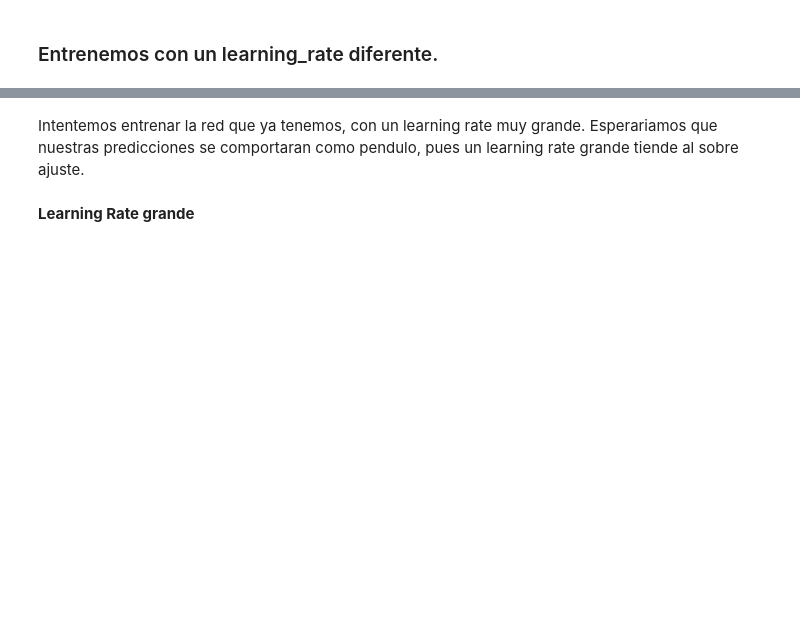
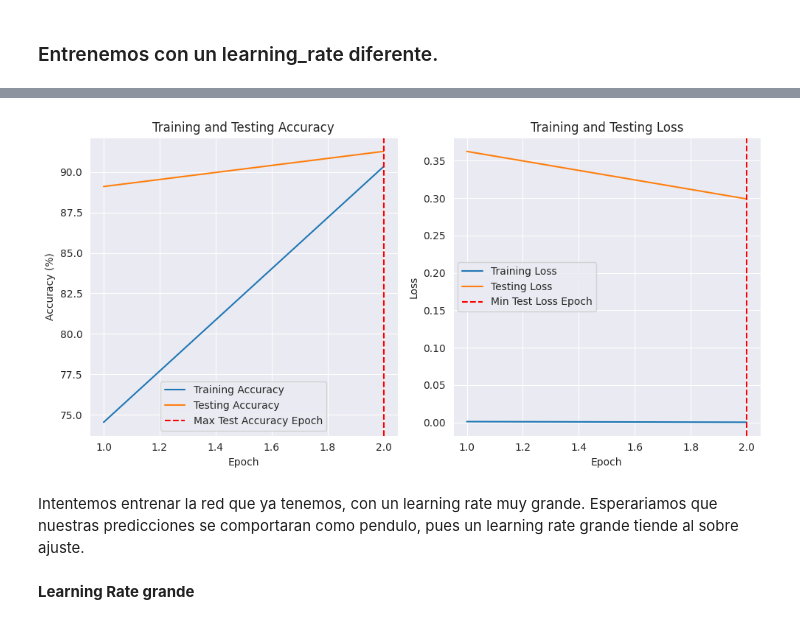
Before and after one commit to sonder-art/automl_o23, a Jupyter notebook: codigo/intro_redes_neuronales/entrenamiento_de_redes_neuronales.ipynb, the cells around one changed output, grey strips where cells are left out. Saved outputs shown, nothing was run; the diff lists cells and outputs as text; code cells hidden in the pictures; blank space fills up the shorter version.

```diff
--- a/codigo/intro_redes_neuronales/entrenamiento_de_redes_neuronales.ipynb
+++ b/codigo/intro_redes_neuronales/entrenamiento_de_redes_neuronales.ipynb
@@ -335,7 +355,7 @@ def prueba(model, test_loader, args):
     for data, target in test_loader:
 
         # Carga los tensores a GPU de ser necesario
-        if args['cuda'] == 'cuda':
+        if args['cuda'].device == 'cuda':
             data, target = data.cuda(), target.cuda()
 
         # Resultado del feedforward
@@ -508,0 +615,13 @@ Train Epoch: 4 [50000/60000 (83%)]      Loss: 0.185360
+# %%
+# Example usage:
+args = {
+    'lr': 0.1,
+    'momentum': 0.9,
+    'cuda': device.type,
+    'epochs': 2,
+    'log_interval': 10 # para los prints
+}
+
+model_nn = RedNeuronal(in_n=784, hidden_n=256, out_n=10)
+train_and_evaluate(model_nn, train_loader, test_loader, args)
+# %% [output]
@@ -509,3 +645,4 @@ Train Epoch: 4 [50000/60000 (83%)]      Loss: 0.185360
+[figure, added]
 # %% [markdown]
 Intentemos entrenar la red que ya tenemos, con un learning rate muy grande.
 Esperariamos que nuestras predicciones se comportaran como pendulo, pues un learning rate grande tiende al sobre ajuste.
```
Also changed, not shown: parts of 26 cells of this notebook, 1 other file.
